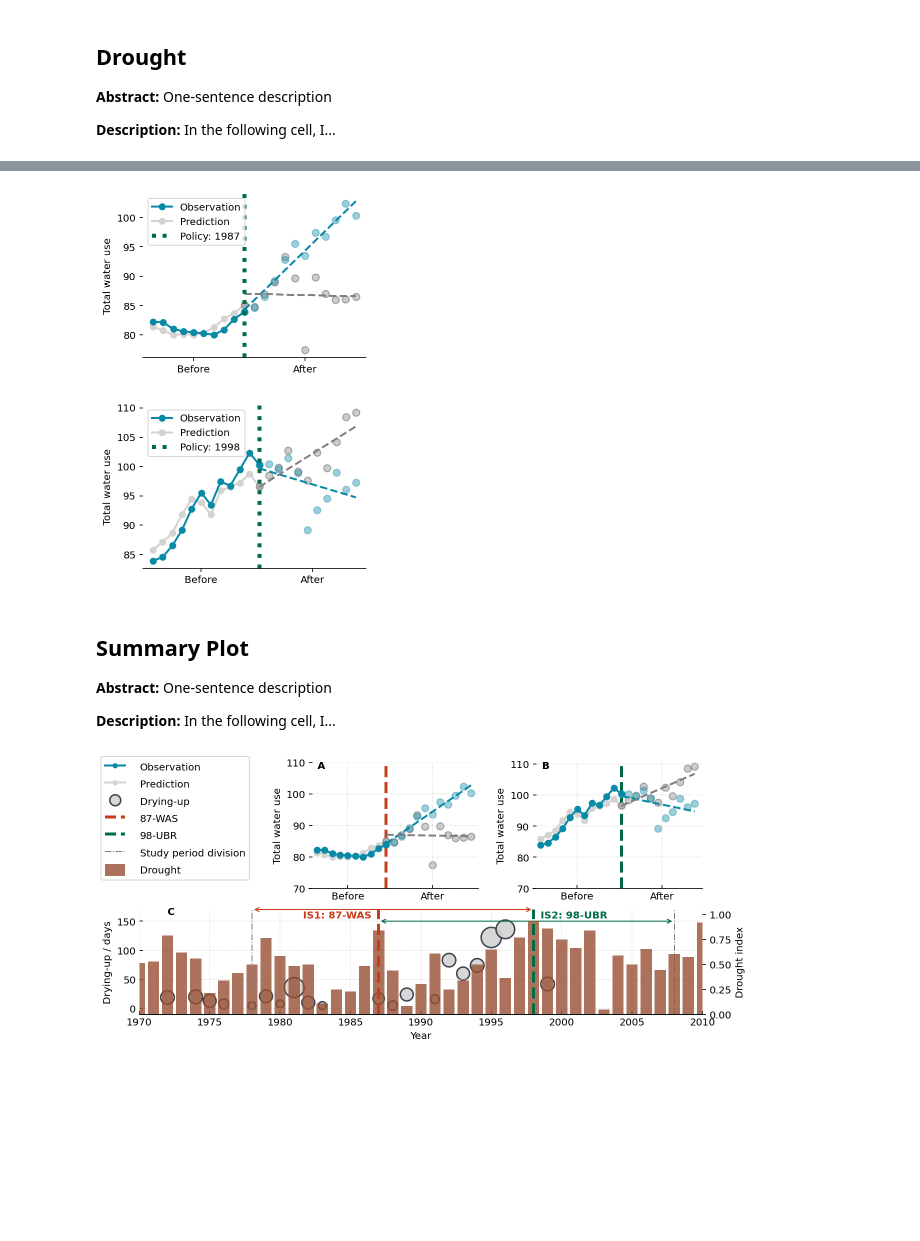
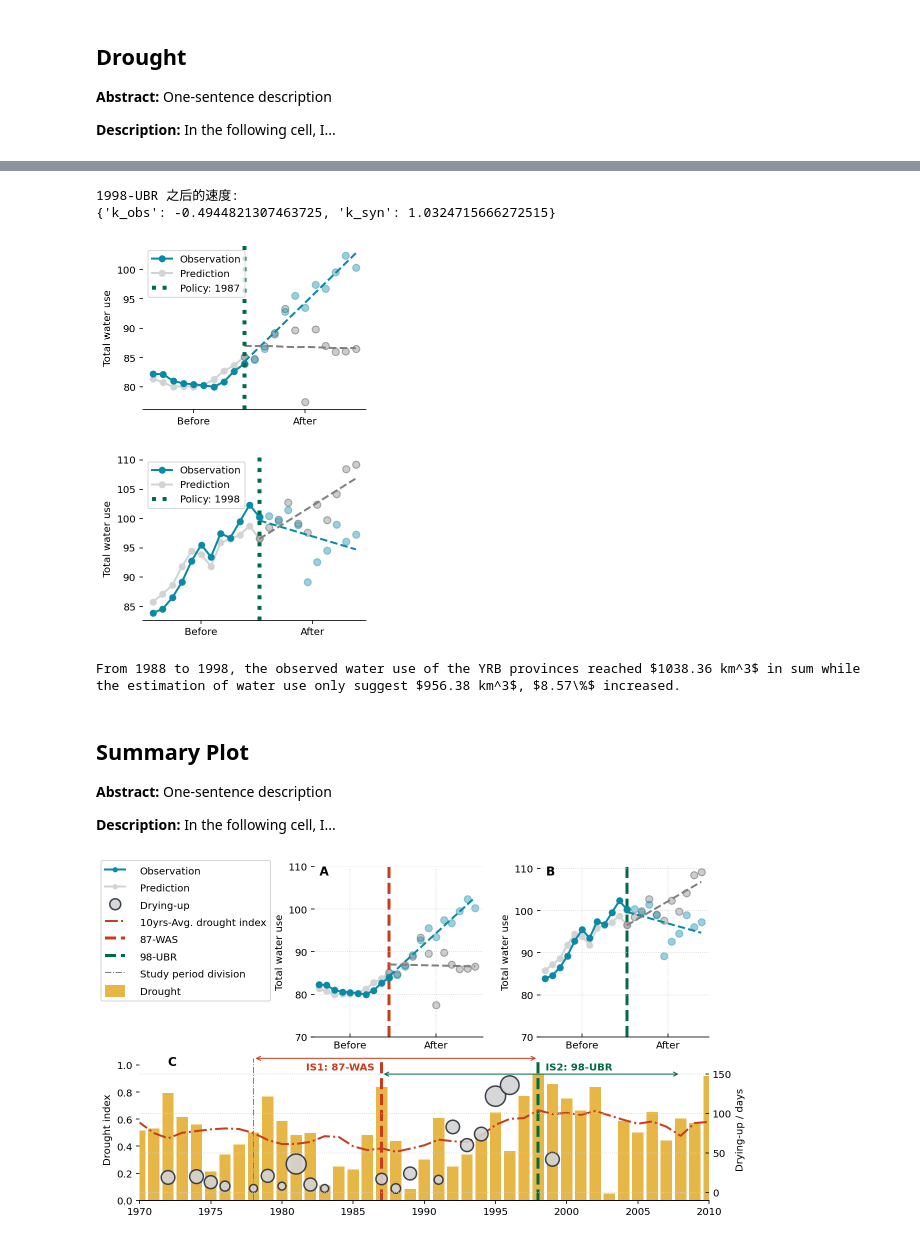
Before and after one commit to SongshGeo/Water-Allocation-Institution, a Jupyter notebook: notebooks/04_ContextPlotting.ipynb, the cells around one changed output, grey strips where cells are left out. Saved outputs shown, nothing was run; the diff lists cells and outputs as text; code cells hidden in the pictures; blank space fills up the shorter version.

```diff
--- a/notebooks/04_ContextPlotting.ipynb
+++ b/notebooks/04_ContextPlotting.ipynb
@@ -67,7 +67,7 @@ def plot_outage(ax=None):
 #     ax.axvline(1987, ls=':', color=nature_colors['NS'], lw=3, label='Policy 1', zorder=0)
 #     ax.axvline(1998, ls=':', color=nature_colors['NG'], lw=3, label='Policy 2', zorder=0)
 #     ax.axvline(1978, ls='-.', color='gray', lw=1, label='Study period division')
-    ax.axvline(2008, ls='-.', color='gray', lw=1)
+#     ax.axvline(2008, ls='-.', color='gray', lw=1)
     ax.spines['top'].set_visible(False)
     ax.spines['left'].set_visible(False)
     ax.spines['right'].set_visible(False)
@@ -85,6 +85,5 @@ fig, ax = plt.subplots()
 scatter = plot_outage(ax=ax)
 handles, labels = scatter.legend_elements(prop="sizes", alpha=0.9)
 legend2 = ax.legend(handles, labels, loc="upper right", title="Sizes")
-plt.savefig("figs/outputs/drying_up.jpg", dpi=300);
 plt.show();
 # %% [output]
@@ -99,14 +98,16 @@ One-sentence description
 In the following cell, I...
 # %%
 drought = pd.read_excel(r"data/source/干旱严重程度.xlsx", index_col=0)
+drought.columns = [f'm{i}' for i in (1, 3, 6, 12)]
 col = "m1"
 
 def plot_drought(col, ax=None):
     if not ax:
         fig, ax = plt.subplots(figsize=(9, 2))
-    drought.columns = [f'm{i}' for i in (1, 3, 6, 12)]
+    mean_10 = drought.rolling(window=10, min_periods=10, center=True).mean()[col]
     # drought[col].plot.bar(ax=ax)
-    ax.bar(x=drought[col].index, height=drought[col].values, color="#984f32", alpha=0.8, label='Drought', zorder=0)
+    ax.bar(x=drought[col].index, height=drought[col].values, color="#e0a418", alpha=0.8, label='Drought', zorder=0)
+    ax.plot(mean_10.index, mean_10.values, ls="-.", lw=2, color=nature_colors['NS'], label='10yrs-Avg. drought index')
     ax.set_xlim(1970, 2010)
     ax.axhline()
     ax.spines['top'].set_visible(False)
@@ -125,16 +147,30 @@ from func.handle import ExpResultsHandler
 YAML_87 = "reports/n1987/87_all_wci.yaml"
 exp87 = ExpResultsHandler(yaml_file=YAML_87)
 exp87.load_from_pickle()
-exp87.plot_pre_post()
+k_87 = exp87.plot_pre_post()
 
 YAML_98 = "reports/n1998/98_all_wci.yaml"
 exp98 = ExpResultsHandler(yaml_file=YAML_98)
 exp98.load_from_pickle()
-exp98.plot_pre_post()
+k_98 = exp98.plot_pre_post()
+
+print("1998-UBR 之后的速度: ")
+print(k_98)
 plt.show();
 # %% [output]
+1998-UBR 之后的速度:
+{'k_obs': -0.4944821307463725, 'k_syn': 1.0324715666272515}
 [figure]
 [figure]
+# %%
+synth, actual = exp87.summarize_analysis()
+start = 1988
+estimation = synth.loc[start:].sum()
+observation = actual.loc[start:].sum()
+ratio = 100 * (observation - estimation) / estimation
+print(f"From {start} to 1998, the observed water use of the YRB provinces reached ${observation:.2f} km^3$ in sum while the estimation of water use only suggest ${estimation:.2f} km^3$, ${ratio:.2f}\%$ increased.")
+# %% [output]
+From 1988 to 1998, the observed water use of the YRB provinces reached $1038.36 km^3$ in sum while the estimation of water use only suggest $956.38 km^3$, $8.57\%$ increased.
 # %% [markdown]
 ## Summary Plot
 
@@ -144,15 +180,15 @@ One-sentence description
 **Description:**
 In the following cell, I...
 # %%
-fig = plt.figure(figsize=(9, 4), constrained_layout=True)
+fig = plt.figure(figsize=(9, 5), constrained_layout=True)
 
 # prepare plotting
 gs = fig.add_gridspec(ncols=3, nrows=2, hspace=0.0, height_ratios=[1.2, 1], width_ratios=[7, 10, 10])
 
 ax1 = fig.add_subplot(gs[0, 1])
 ax2 = fig.add_subplot(gs[0, 2])
-ax3 = fig.add_subplot(gs[1, :])
-ax4 = ax3.twinx()
+ax4 = fig.add_subplot(gs[1, :])
+ax3 = ax4.twinx()
 
 # plots
 exp87.plot_pre_post(ax=ax1, axvline=False)
@@ -197,33 +233,33 @@ for handle, label in zip(*ax4.get_legend_handles_labels()):
     legend_labels.append(label)
 
 ax3.text(1986.5, 155, "IS1: 87-WAS", color=nature_colors['NS'], horizontalalignment='right', weight='bold')
 ax3.text(1998.5, 155, "IS2: 98-UBR", color=nature_colors['NG'], horizontalalignment='left', weight='bold')
 
 # 使用图片的比例来定位
 def get_position_by_ratio(ax, x_ratio, y_ratio):
     """
     使用图片的比例来返回定位，从而更好的控制说明文字的位置
     ax: 一个 matplotlib 的画图轴对象
     x_ratio: 横坐标的比例位置
     y_ratio: 纵坐标的比例位置
     """
     x_min, x_max = ax.get_xlim()
     y_min, y_max = ax.get_ylim()
     x = (x_max-x_min) * x_ratio + x_min
     y = (y_max-y_min) * y_ratio + y_min
     return x, y
 
 for ax in [ax1, ax2]:
     ax.set_yticks(range(70, 111, 10))
 
 for i, ax in enumerate([ax1, ax2, ax3]):
     ax.grid(True, color='lightgray', ls=":")
     ax.tick_params(direction='in')
     x, y = get_position_by_ratio(ax, 0.05, 0.95)
-    ax.text(x, y, ("A", "B", "C")[i], weight='bold')
+    ax.text(x, y, ("A", "B", "C")[i], weight='bold', fontsize=12)
 
 legend = fig.legend(loc='upper left', handles=legend_handles, labels=legend_labels, handletextpad=1.5, handleheight=1.5, markerscale=0.7)
-plt.savefig("figs/outputs/main_results2.jpg", dpi=300)
+plt.savefig("figs/outputs/main_results2.pdf", format='pdf')
 plt.show();
 # %% [output]
-[figure, old version]
+[figure, new version]
```
Also changed, not shown: parts of 4 cells of this notebook, 5 other files.
